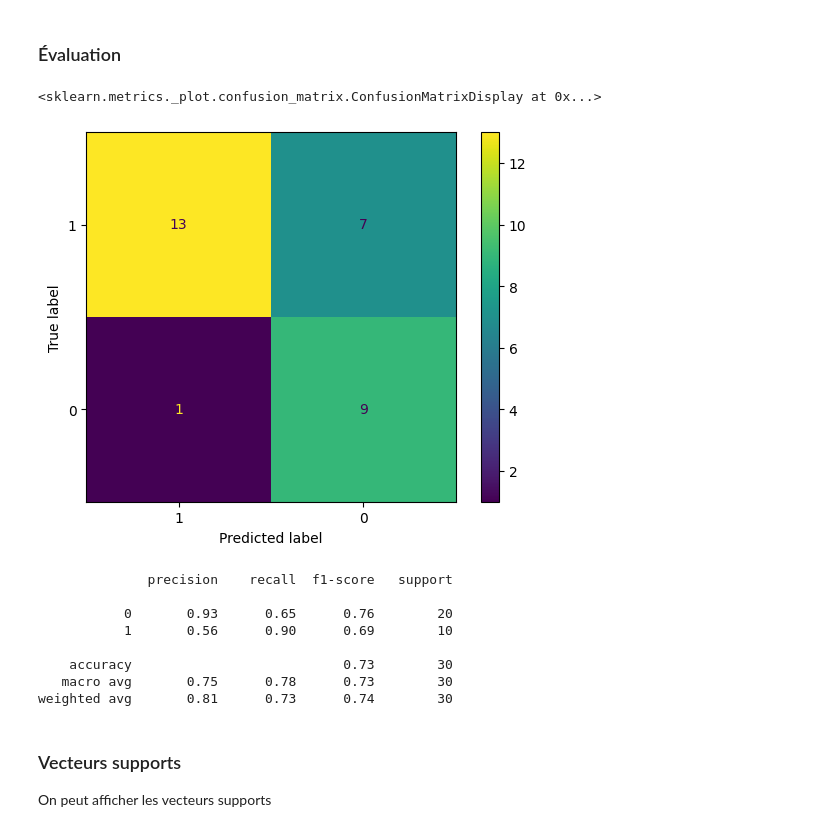
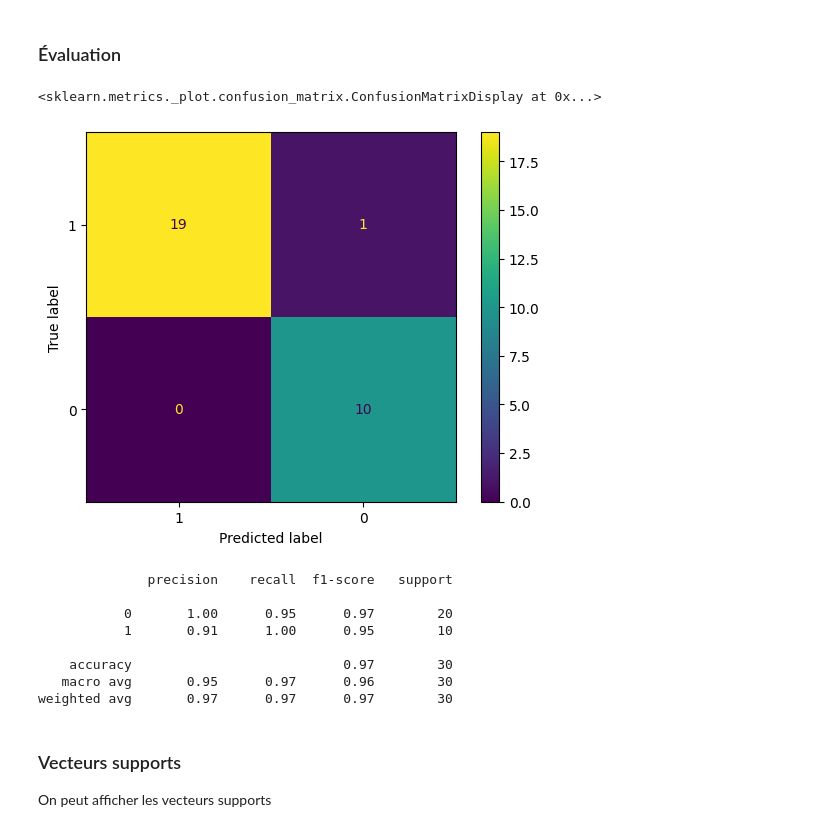
Before and after one commit to Kazusha/Generation_et_Etude_statistique, a Jupyter notebook: TP_SVM_ULTRA_interactif.ipynb, the cells around one changed output. Saved outputs shown, nothing was run; the diff lists cells and outputs as text; code cells hidden in the pictures.

```diff
--- a/TP_SVM_ULTRA_interactif.ipynb
+++ b/TP_SVM_ULTRA_interactif.ipynb
@@ -97,3 +97,8 @@ model_moons.fit(X_train_moons, y_train_moons)
 plot_decision_boundary(model_moons, X_moons, y_moons)
 # %% [output]
 [figure]
+# %%
+
+model_moons = SVC(kernel='sigmoid', C=1.5)
+model_moons.fit(X_train_moons, y_train_moons)
+plot_decision_boundary(model_moons, X_moons, y_moons)
@@ -99,0 +107,5 @@ plot_decision_boundary(model_moons, X_moons, y_moons)
+# %%
+
+model_moons = SVC(kernel='linear', C=1.5)
+model_moons.fit(X_train_moons, y_train_moons)
+plot_decision_boundary(model_moons, X_moons, y_moons)
@@ -99,0 +114,5 @@ plot_decision_boundary(model_moons, X_moons, y_moons)
+# %%
+
+model_moons = SVC(kernel='poly', C=1.5)
+model_moons.fit(X_train_moons, y_train_moons)
+plot_decision_boundary(model_moons, X_moons, y_moons)
@@ -102,24 +123,24 @@ plot_decision_boundary(model_moons, X_moons, y_moons)
 # %% [markdown]
 ### Évaluation
 # %%
-y_pred_moons = model.predict(X_test_moons)
+y_pred_moons = model_moons.predict(X_test_moons)
 cm_moons = confusion_matrix(y_test_moons, y_pred_moons)
 disp = ConfusionMatrixDisplay(confusion_matrix=cm_moons, display_labels=[1,0])
 disp.plot(cmap='viridis')
 # %% [output]
 <sklearn.metrics._plot.confusion_matrix.ConfusionMatrixDisplay at 0x...>
-[figure, old version]
+[figure, new version]
 # %%
 print(classification_report(y_test_moons, y_pred_moons))
 # %% [output]
               precision    recall  f1-score   support
 
-           0       0.93      0.65      0.76        20
-           1       0.56      0.90      0.69        10
+           0       1.00      0.95      0.97        20
+           1       0.91      1.00      0.95        10
 
-    accuracy                           0.73        30
-   macro avg       0.75      0.78      0.73        30
-weighted avg       0.81      0.73      0.74        30
+    accuracy                           0.97        30
+   macro avg       0.95      0.97      0.96        30
+weighted avg       0.97      0.97      0.97        30
 # %% [markdown]
 ### Vecteurs supports
 On peut afficher les vecteurs supports
```
Also changed, not shown: parts of 8 cells of this notebook.
